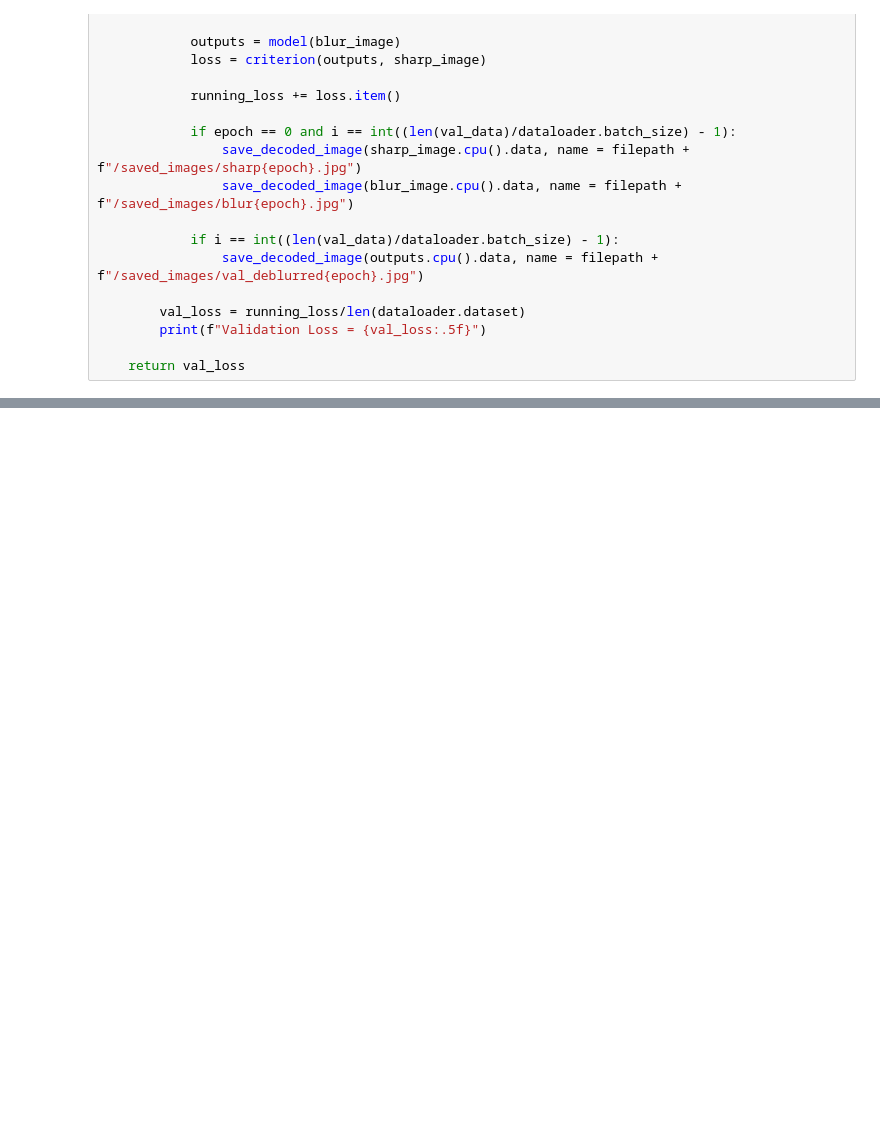
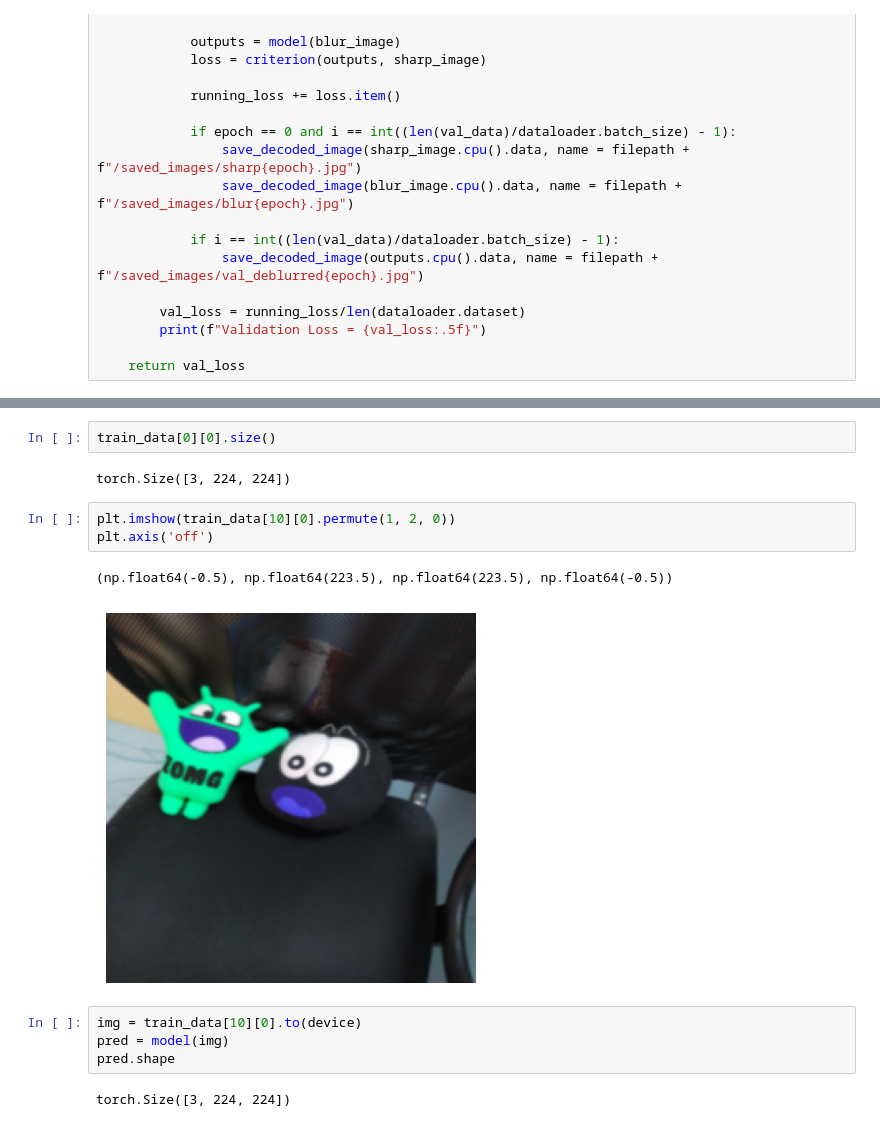
Before and after one commit to Rijan-Joshi/Deblur_Image, a Jupyter notebook: test.ipynb, the cells around one changed output, grey strips where cells are left out. Saved outputs shown, nothing was run; the diff lists cells and outputs as text; blank space fills up the shorter version.

```diff
--- a/test.ipynb
+++ b/test.ipynb
@@ -300,0 +332,16 @@ Epoch 1
+# %%
+train_data[0][0].size()
+# %% [output]
+torch.Size([3, 224, 224])
+# %%
+plt.imshow(train_data[10][0].permute(1, 2, 0))
+plt.axis('off')
+# %% [output]
+(np.float64(-0.5), np.float64(223.5), np.float64(223.5), np.float64(-0.5))
+[figure, added]
+# %%
+img = train_data[10][0].to(device)
+pred = model(img)
+pred.shape
+# %% [output]
+torch.Size([3, 224, 224])
```
Also changed, not shown: parts of 5 cells of this notebook, 3 other files.
